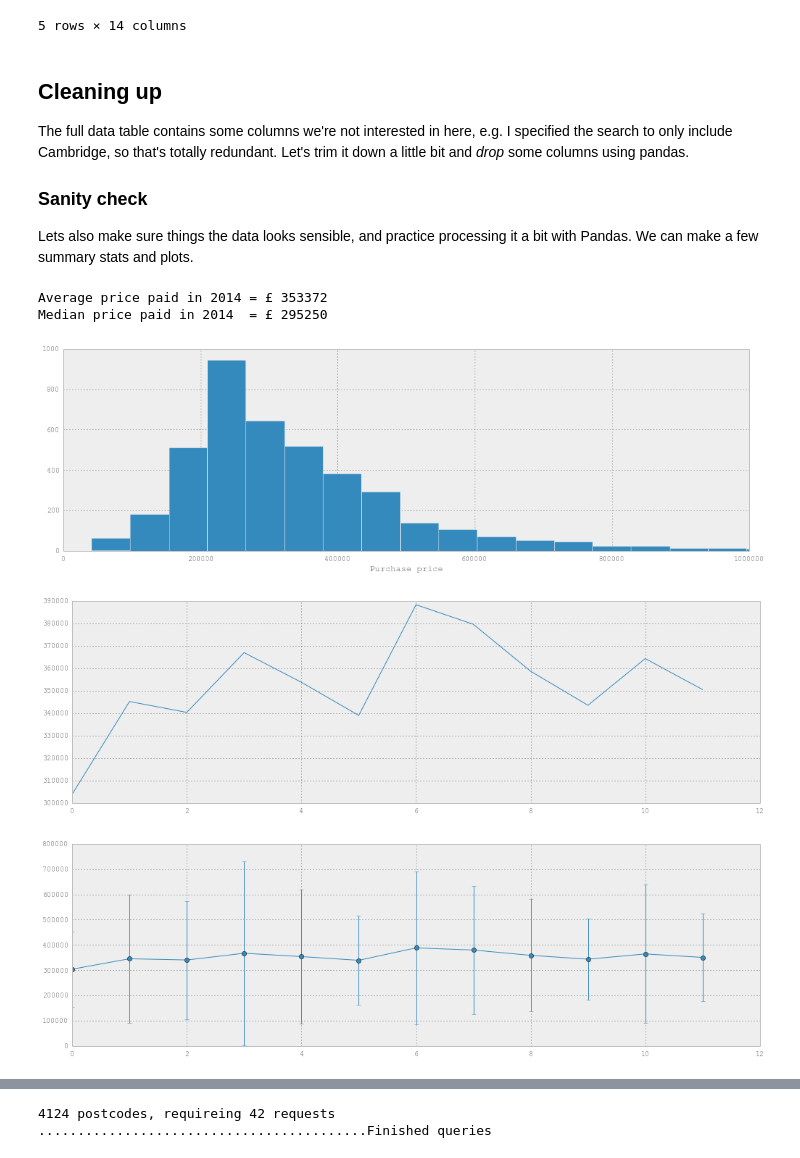
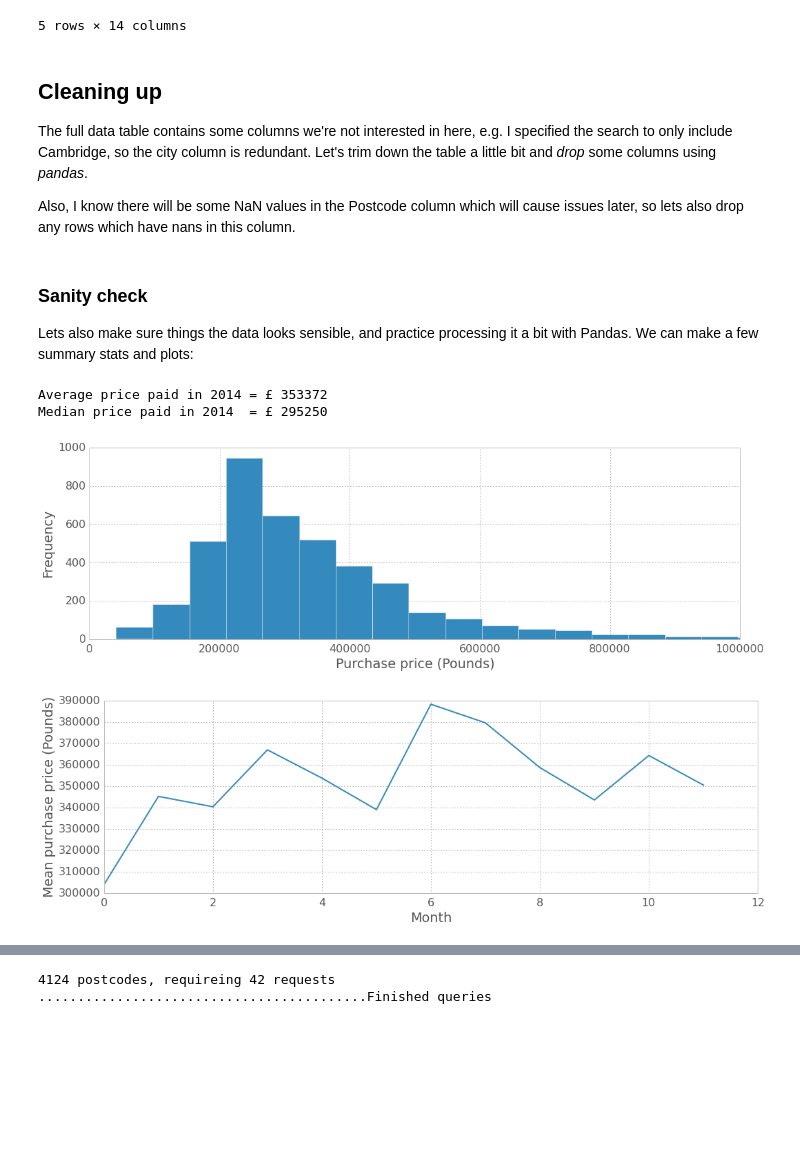
Before and after one commit to Buntworthy/notebooks, a Jupyter notebook: Cambridge house price data.ipynb, the cells around one changed output, grey strips where cells are left out. Cells and saved outputs as stored; diff of their text form; code cells hidden in the pictures; blank space fills up the shorter version.

```diff
--- a/Cambridge house price data.ipynb
+++ b/Cambridge house price data.ipynb
@@ -28,3 +31,11 @@ import sys
 import time
 
 pd.options.display.mpl_style = 'default'
+from matplotlib import rcParams
+rcParams['figure.figsize'] = (10, 6)
+rcParams['figure.dpi'] = 150
+rcParams['font.size'] = 16
+rcParams['font.family'] = 'sans-serif'
+rcParams['axes.facecolor'] = '#ffffff'
+rcParams['lines.linewidth'] = 2.0
+rcParams.keys
@@ -41,3 +76,9 @@ fullData.head()
 | 2014-02-20 | CEF302E5-7996-47CD-841A-72E22EC1D7BE | 310000 | CB1 1BB | F | N | L | 55 | PETERSFIELD MANSIONS | PETERSFIELD | NaN | CAMBRIDGE | ... |
 | 2014-09-01 | D77AB759-F02C-45CD-8B5B-A35D78F7D52D | 345000 | CB1 1BB | F | N | L | 56 | PETERSFIELD MANSIONS | PETERSFIELD | NaN | CAMBRIDGE | ... |
 5 rows × 14 columns
+# %% [markdown]
+## Cleaning up
+
+The full data table contains some columns we're not interested in here, e.g. I specified the search to only include Cambridge, so the city column is redundant. Let's trim down the table a little bit and *drop* some columns using *pandas*.
+
+Also, I know there will be some NaN values in the Postcode column which will cause issues later, so lets also drop any rows which have nans in this column.
@@ -44,39 +89,29 @@ fullData.head()
 # %% [markdown]
-## Cleaning up
-
-The full data table contains some columns we're not interested in here, e.g. I specified the search to only include Cambridge, so that's totally redundant. Let's trim it down a little bit and *drop* some columns using pandas.
-
 ### Sanity check
 
-Lets also make sure things the data looks sensible, and practice processing it a bit with Pandas. We can make a few summary stats and plots.
+Lets also make sure things the data looks sensible, and practice processing it a bit with Pandas. We can make a few summary stats and plots:
 # %%
-columnsToDrop = ['ID', 'PAON', 'NA', 'City', 'City2', 'County','URL']
-# I also know there are some nans in the postcode field, so lets drop these
-cropData = fullData.drop(columnsToDrop,1).dropna(subset=['Postcode'])
-
 print('Average price paid in 2014 = £ %d' % np.mean(cropData['Price']))
 print('Median price paid in 2014  = £ %d' % np.median(cropData['Price']))
 
-#cropData[['Price']].plot(figsize=(15, 8))
+cropData.describe()
+
 plt.figure(figsize = (17, 5))
 plt.hist(cropData['Price'],70)
 plt.xlim([0, 1e6])
-plt.xlabel('Purchase price')
+plt.xlabel('Purchase price (Pounds)')
+plt.ylabel('Frequency')
 plt.show()
 # %% [output]
 Average price paid in 2014 = £ 353372
 Median price paid in 2014  = £ 295250
-[figure, old version]
+[figure, new version]
 # %%
-#cropData['Month'] = cropData.index.month
 monthMeans = cropData['Price'].groupby(cropData.index.month).aggregate(np.mean)
-monthStd = cropData['Price'].groupby(cropData.index.month).aggregate(np.std)
 plt.figure(figsize = (17, 5))
 plt.plot(monthMeans)
+plt.xlabel('Month')
+plt.ylabel('Mean purchase price (Pounds)')
 plt.show()
-plt.figure(figsize = (17, 5))
-plt.errorbar(range(12),monthMeans, yerr=monthStd, fmt='-o')
-plt.show()
 # %% [output]
-[figure, old version]
+[figure, new version]
-[figure, removed]
```
Also changed, not shown: parts of 17 cells of this notebook, 3 other files.
